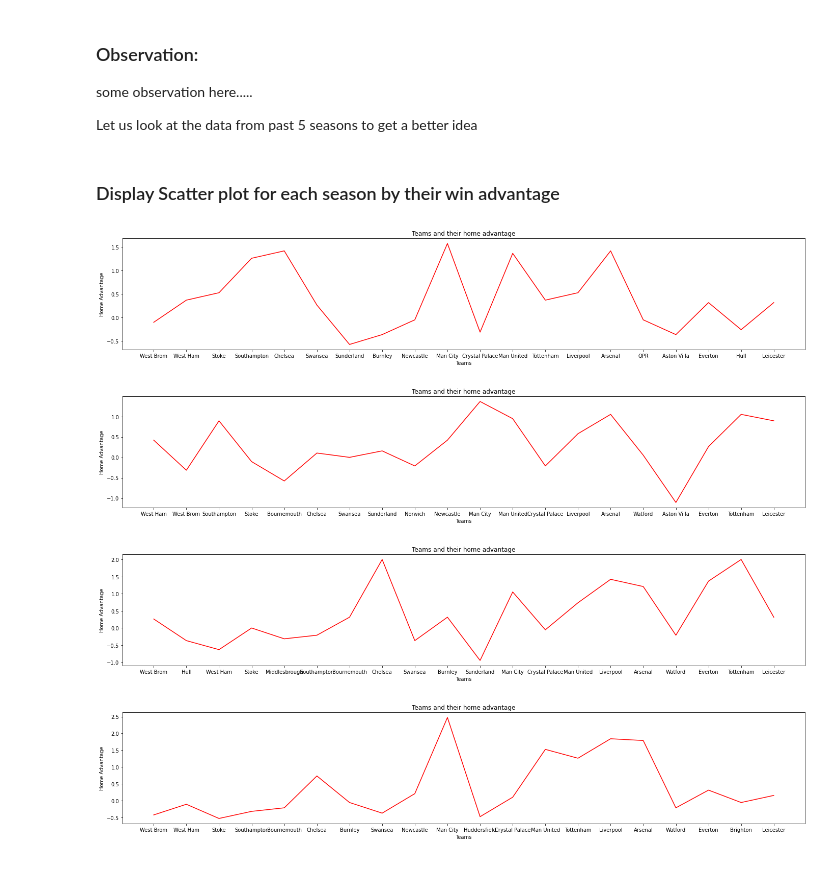
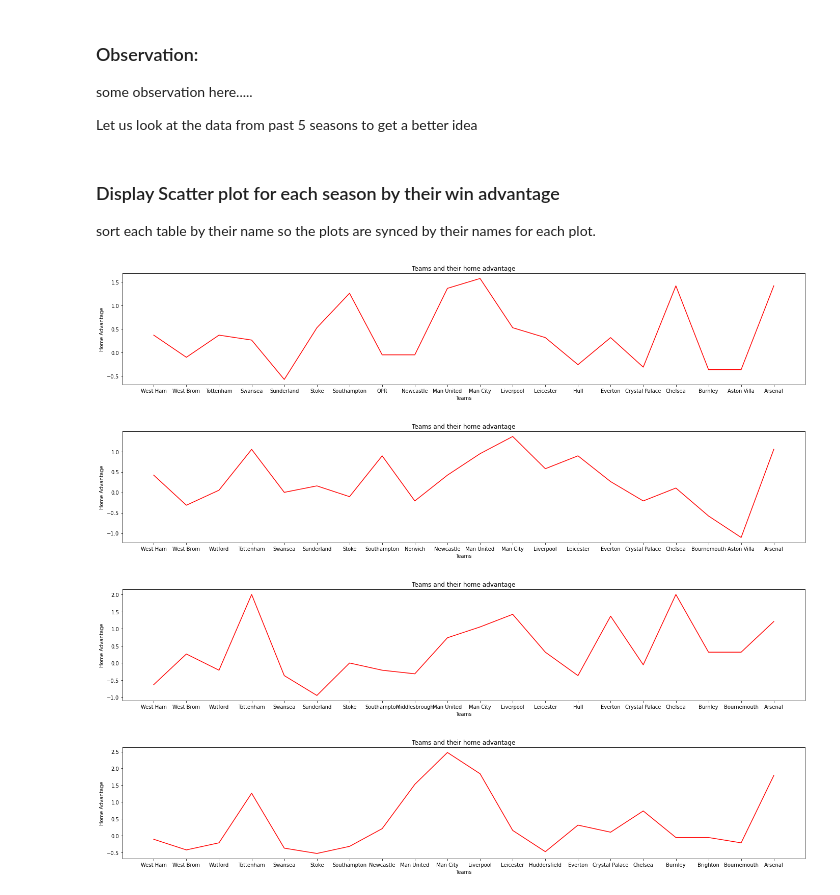
Before and after one commit to vsehgal1/320Final, a Jupyter notebook: 320Final_Project.ipynb, the cells around one changed output. Drawn from its saved outputs; the diff is of its cells as text; code cells hidden in the pictures.

```diff
--- a/320Final_Project.ipynb
+++ b/320Final_Project.ipynb
@@ -228,18 +228,21 @@ for i in lst:
     i['home_advantage'] = (i['home_goals'] - i['home_goals_conceded']) /19
 # %% [markdown]
 ### Display Scatter plot for each season by their win advantage
+
+sort each table by their name so the plots are synced by their names for each plot.
 # %%
 lst = [epl_table1415, epl_table1516, epl_table1617, epl_table1718]
 lst2 = ['2014 - 2015','2015 - 2016','2016 - 2017','2017 - 2018']
 for ind, val in enumerate(lst):
+    val = val.sort_values(by=['team'], ascending=False)
     plt.figure(figsize=(24,4))
     plt.plot(val['team'], val['home_advantage'], 'r-', label='win_adv')
     plt.title('Teams and their home advantage')
     plt.xlabel('Teams')
     plt.ylabel('Home Advantage')
     plt.show()
 # %% [output]
-[figure, old version]
+[figure, new version]
-[figure, old version]
+[figure, new version]
-[figure, old version]
+[figure, new version]
-[figure, old version]
+[figure, new version]
```
